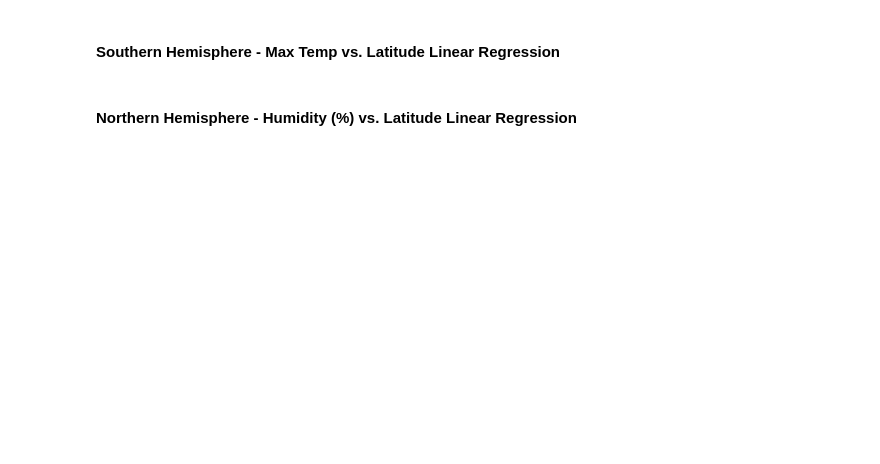
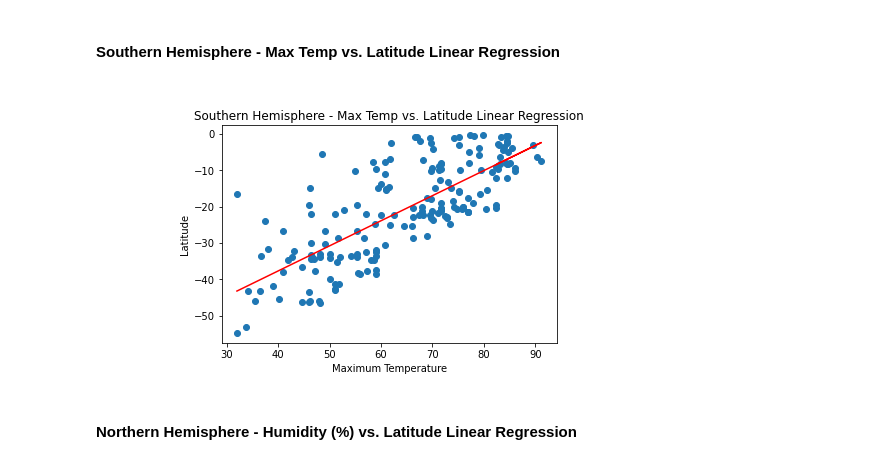
Before and after one commit to mrryanlittle/python-api-challenge, a Jupyter notebook: WeatherPy/WeatherPy.ipynb, the cells around one changed output. Cells and saved outputs as stored; diff of their text form; code cells hidden in the pictures; blank space fills up the shorter version.

```diff
--- a/WeatherPy/WeatherPy.ipynb
+++ b/WeatherPy/WeatherPy.ipynb
@@ -225,0 +234,3 @@ n_hemi_df = city_df
+# %%
+s_hemi_df = city_df[city_df['Latitude'] <= 0]
+s_hemi_df.head()
@@ -228,4 +261,19 @@ n_hemi_df = city_df
 # %% [markdown]
 ####  Southern Hemisphere - Max Temp vs. Latitude Linear Regression
+# %%
+x_max_temp = np.array(s_hemi_df['Maximum Temperature'])
+y_lat = np.array(s_hemi_df['Latitude'])
+(slope, intercept, rvalue, pvalue, stderr) = linregress(x_max_temp, y_lat)
+regress_values = x_max_temp * slope + intercept
+line_eq = "y = " + str(round(slope,4)) + "x + " + str(round(intercept,4))
+plt.scatter(x_max_temp,y_lat)
+plt.plot(x_max_temp,regress_values,"r-")
+plt.annotate(line_eq,(6,10))
+plt.title('Southern Hemisphere - Max Temp vs. Latitude Linear Regression')
+plt.xlabel('Maximum Temperature')
+plt.ylabel('Latitude')
+plt.savefig('SouthernMaxTempLatitudeLinearRegression.png')
+# %% [output]
+[figure, added]
 # %% [markdown]
 ####  Northern Hemisphere - Humidity (%) vs. Latitude Linear Regression
```
Also changed, not shown: parts of 15 cells of this notebook, 13 other files.
